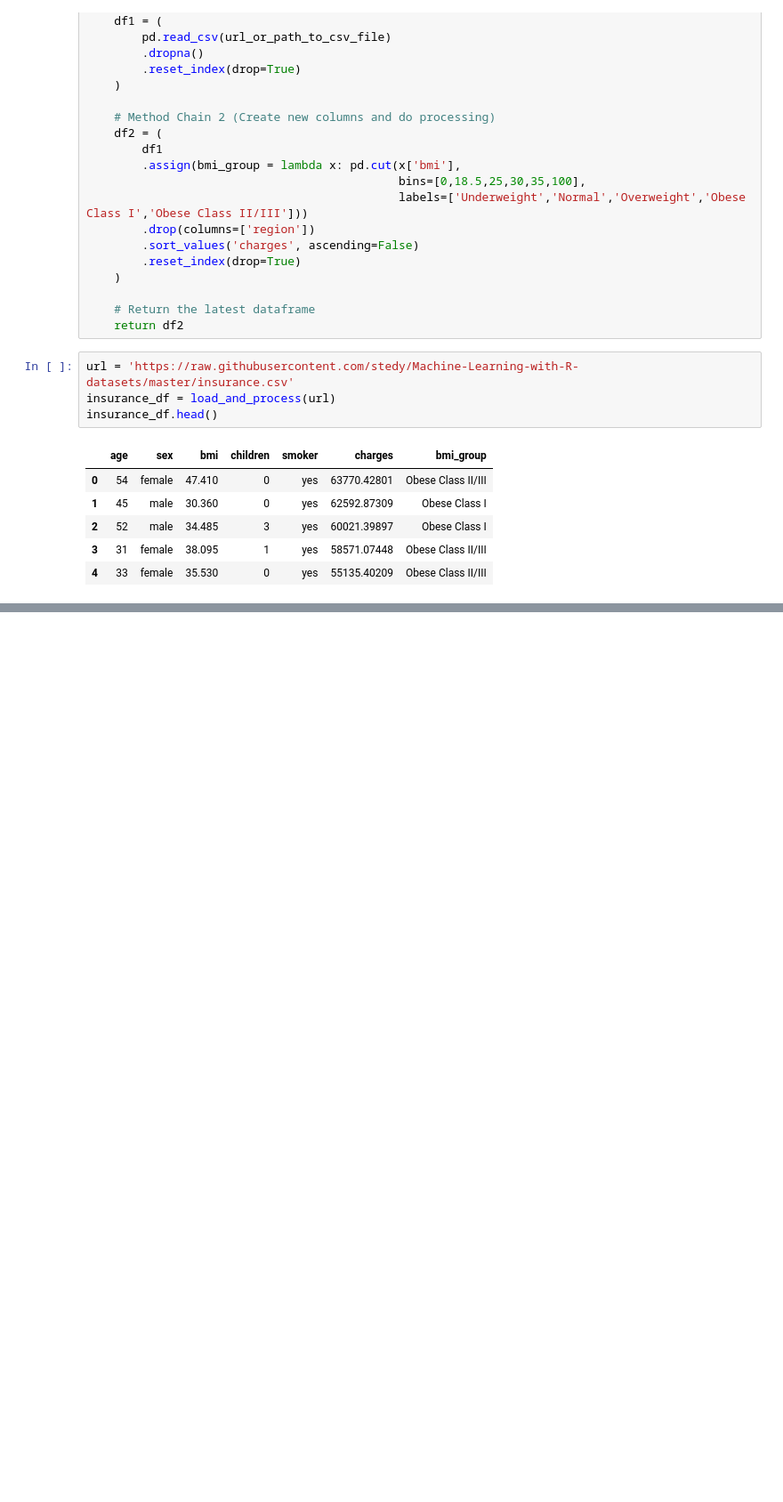
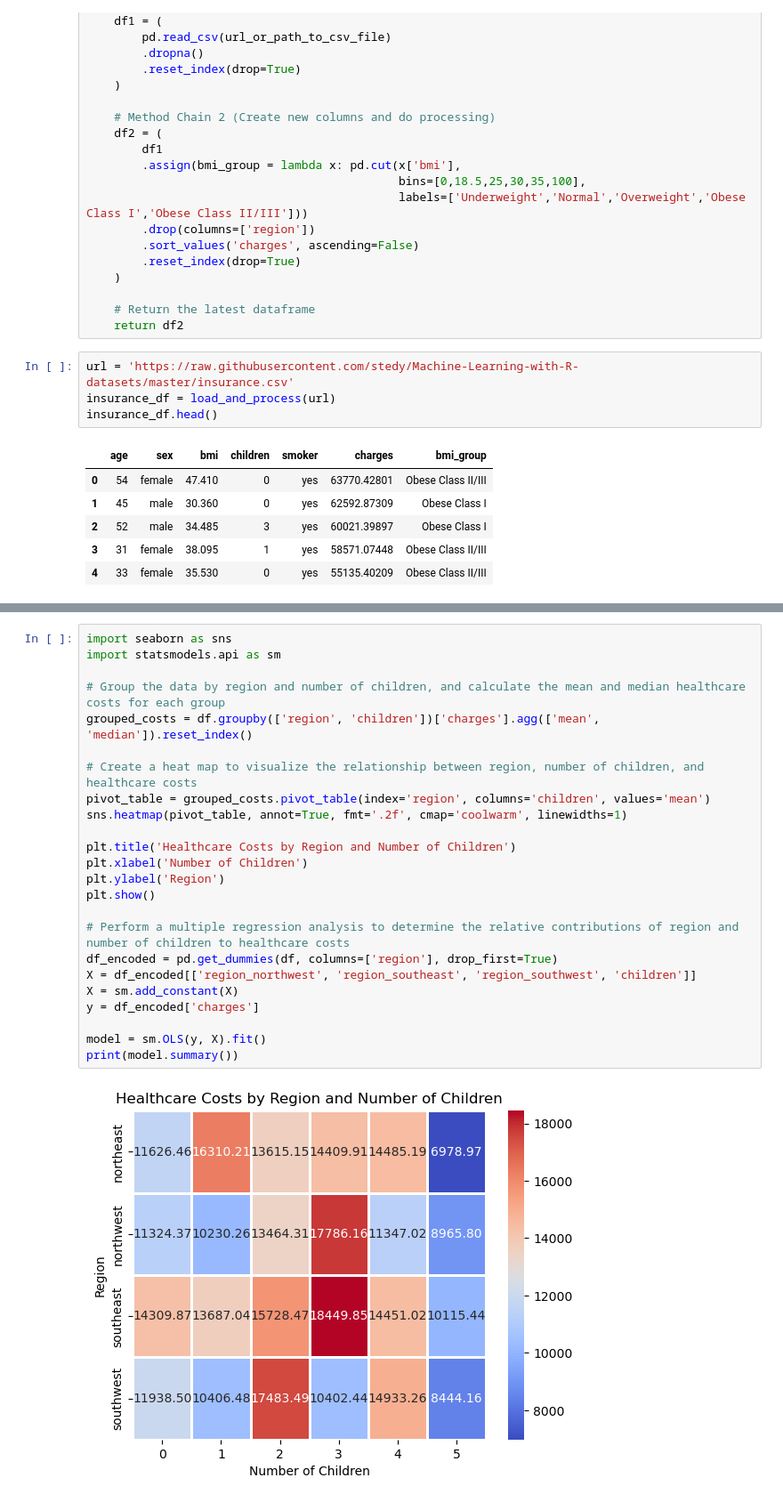
Before and after one commit to ubco-W2022T2-data301/project-group-group25, a Jupyter notebook: analysis/analysis1.ipynb, the cells around one changed output, grey strips where cells are left out. Shown at 89% size. Saved outputs shown, nothing was run; the diff lists cells and outputs as text; blank space fills up the shorter version.

```diff
--- a/analysis/analysis1.ipynb
+++ b/analysis/analysis1.ipynb
@@ -266,0 +399,26 @@ ImportError: attempted relative import with no known parent package
+# %%
+import seaborn as sns
+import statsmodels.api as sm
+
+# Group the data by region and number of children, and calculate the mean and median healthcare costs for each group
+grouped_costs = df.groupby(['region', 'children'])['charges'].agg(['mean', 'median']).reset_index()
+
+# Create a heat map to visualize the relationship between region, number of children, and healthcare costs
+pivot_table = grouped_costs.pivot_table(index='region', columns='children', values='mean')
+sns.heatmap(pivot_table, annot=True, fmt='.2f', cmap='coolwarm', linewidths=1)
+
+plt.title('Healthcare Costs by Region and Number of Children')
+plt.xlabel('Number of Children')
+plt.ylabel('Region')
+plt.show()
+
+# Perform a multiple regression analysis to determine the relative contributions of region and number of children to healthcare costs
+df_encoded = pd.get_dummies(df, columns=['region'], drop_first=True)
+X = df_encoded[['region_northwest', 'region_southeast', 'region_southwest', 'children']]
+X = sm.add_constant(X)
+y = df_encoded['charges']
+
+model = sm.OLS(y, X).fit()
+print(model.summary())
+# %% [output]
+[figure, added]
```
Also changed, not shown: parts of 14 cells of this notebook.
